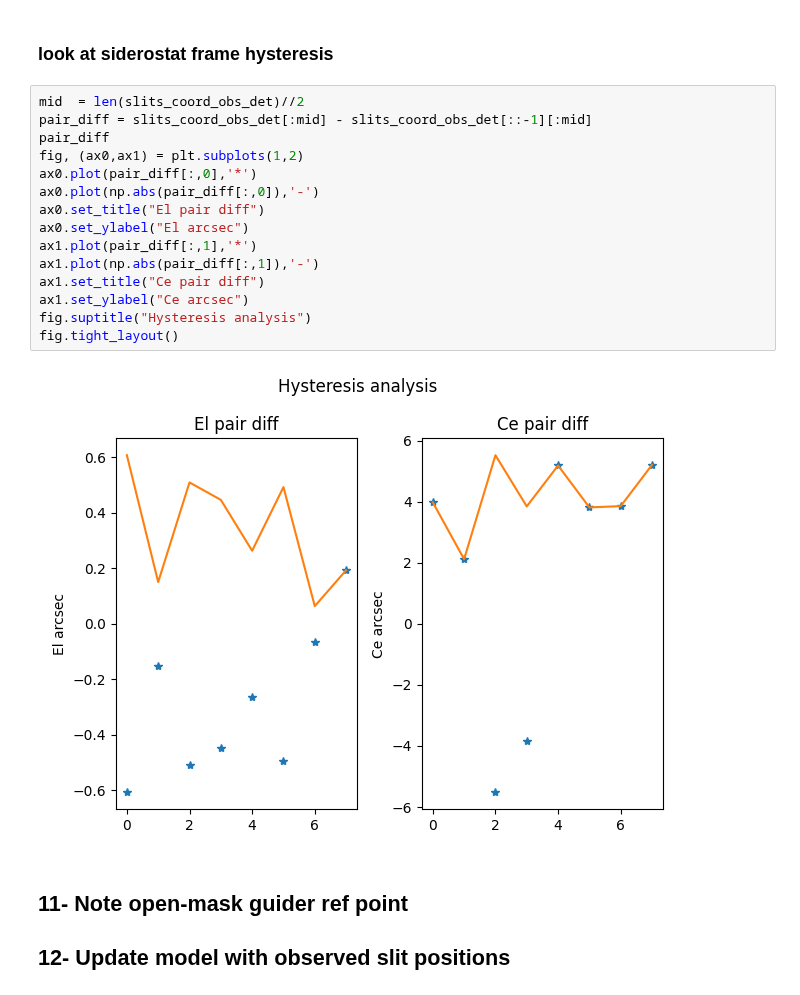
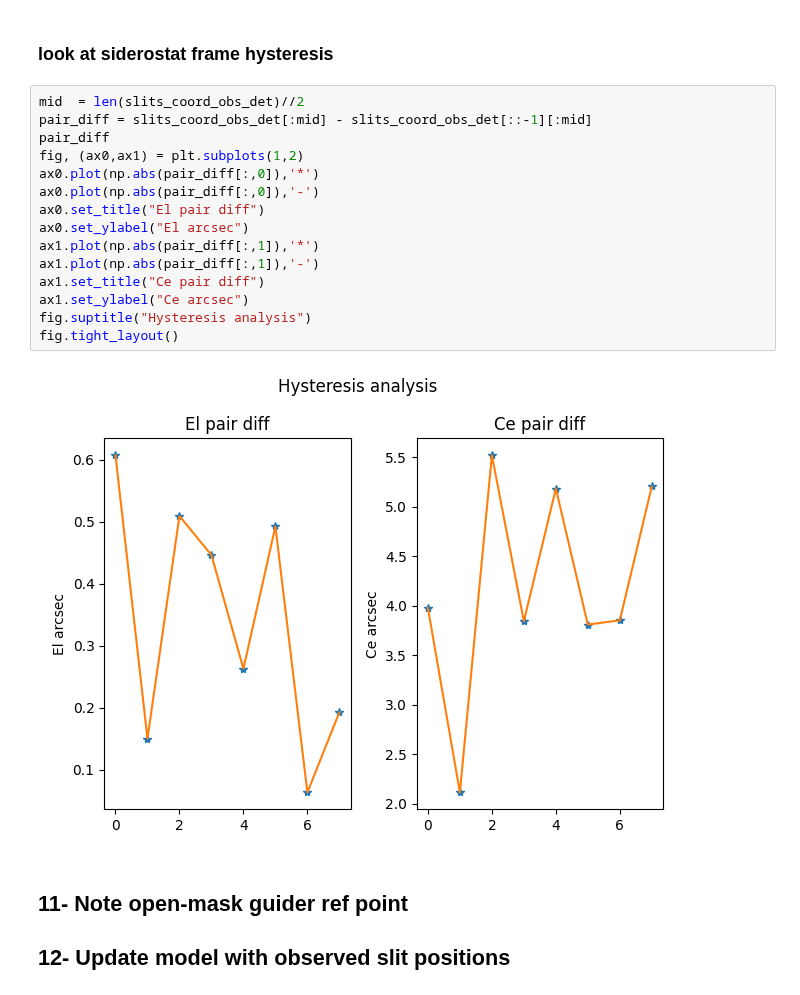
Before and after one commit to vpicouet/FireBallPipe, a Jupyter notebook: Notebook/XY_2022_F1.ipynb, the cells around one changed output. Drawn from its saved outputs; the diff is of its cells as text.

```diff
--- a/Notebook/XY_2022_F1.ipynb
+++ b/Notebook/XY_2022_F1.ipynb
@@ -280,20 +291,20 @@ wave:  0.2139
 # %%
 mid  = len(slits_coord_obs_det)//2
 pair_diff = slits_coord_obs_det[:mid] - slits_coord_obs_det[::-1][:mid]
 pair_diff
 fig, (ax0,ax1) = plt.subplots(1,2)
-ax0.plot(pair_diff[:,0],'*')
+ax0.plot(np.abs(pair_diff[:,0]),'*')
 ax0.plot(np.abs(pair_diff[:,0]),'-')
 ax0.set_title("El pair diff")
 ax0.set_ylabel("El arcsec")
-ax1.plot(pair_diff[:,1],'*')
+ax1.plot(np.abs(pair_diff[:,1]),'*')
 ax1.plot(np.abs(pair_diff[:,1]),'-')
 ax1.set_title("Ce pair diff")
 ax1.set_ylabel("Ce arcsec")
 fig.suptitle("Hysteresis analysis")
 fig.tight_layout()
 # %% [output]
-[figure, old version]
+[figure, new version]
 # %% [markdown]
 ## 11- Note open-mask guider ref point
 ## 12- Update model with observed slit positions
```
Also changed, not shown: parts of 13 cells of this notebook.
